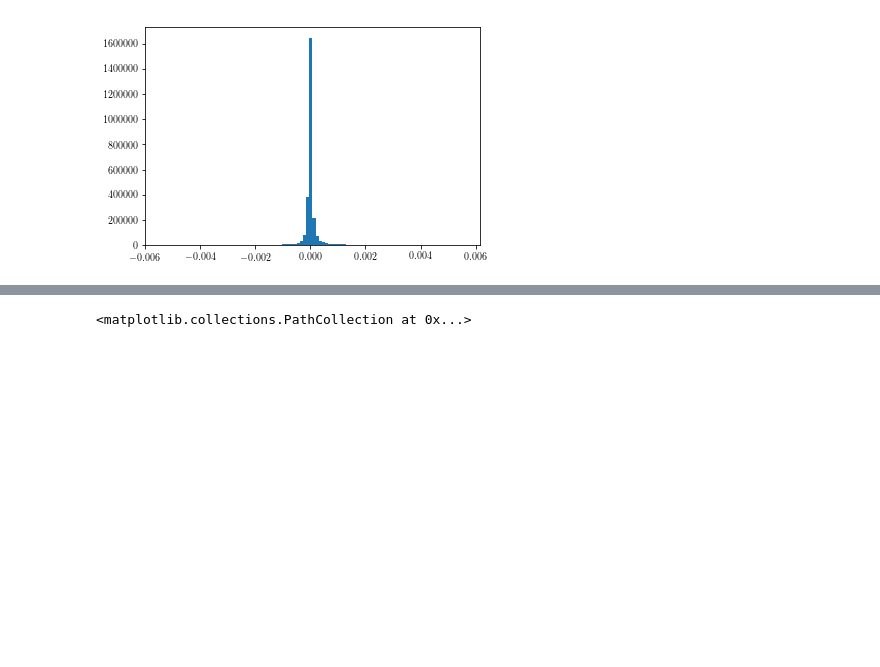
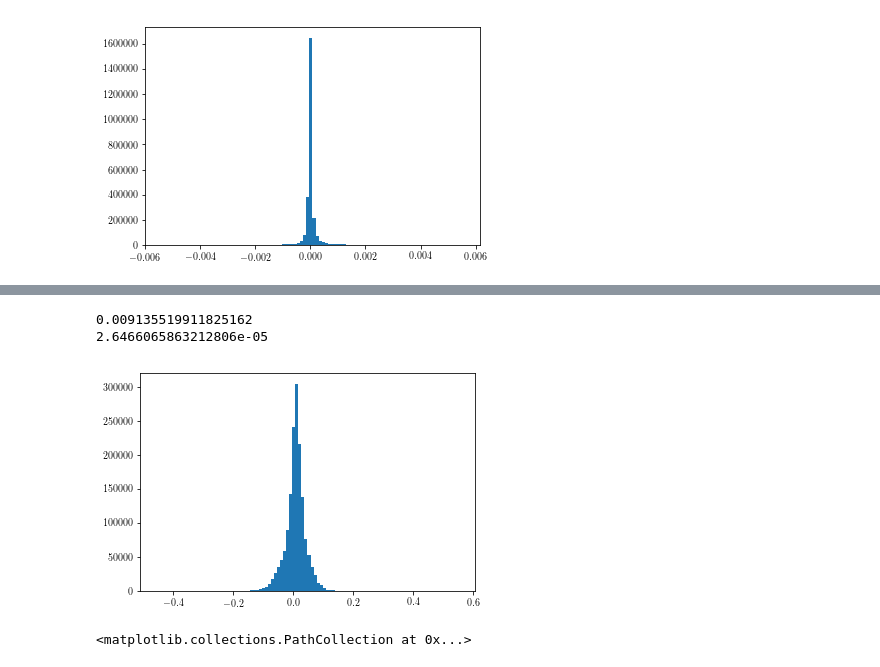
Before and after one commit to mr-superonion/G3sim-HSC, a Jupyter notebook: notebook/calibration/5_2-CompareV1V2.ipynb, the cells around one changed output, grey strips where cells are left out. Cells and saved outputs as stored; diff of their text form; code cells hidden in the pictures; blank space fills up the shorter version.

```diff
--- a/notebook/calibration/5_2-CompareV1V2.ipynb
+++ b/notebook/calibration/5_2-CompareV1V2.ipynb
@@ -194,3 +194,9 @@ if True:
 # %% [output]
 1.9795716177188903e-05
 [figure]
+# %%
+fieldname='XMM'
+data2=pyfits.getdata('anaCat_newS19Mask_fdeltacut/catalog_obs_reGaus_calibrated/%s_calibrated.fits' %fieldname)
+data1=pyfits.getdata('/work/xiangchong.li/work/S16ACatalogs/S16AStandardCalibrated/field/%s_calibrated.fits' %fieldname)
+# %%
+match2   =   smatch.match(data1['ira'],data1['idec'],0.2/3600.,data2['i_ra'],data2['i_dec'],maxmatch=1)      # For a galaxy in sim find the closest one in HSC Wide field
@@ -197,3 +223,15 @@ if True:
+# %%
+ma=data1['ishape_hsm_regauss_derived_shear_bias_m'][match2['i1']]
+mb=data2['i_hsmshaperegauss_derived_shear_bias_m'][match2['i2']]
+ca1=data1['ishape_hsm_regauss_derived_shear_bias_c1'][match2['i1']]
+cb1=data2['i_hsmshaperegauss_derived_shear_bias_c1'][match2['i2']]
+plt.hist(ma-mb,bins=100)
+print(np.average(ma-mb))
+print(np.std(ma-mb)/np.sqrt(len(ma)))
+# %% [output]
+0.009135519911825162
+2.6466065863212806e-05
+[figure, added]
 # %%
 fig=plt.figure(figsize=(12,5))
 plt.scatter(data2[0::10]['i_ra'],data2[0::10]['i_dec'],s=0.01,alpha=0.2)
```
Also changed, not shown: parts of 1 cell of this notebook, 3 other files.
